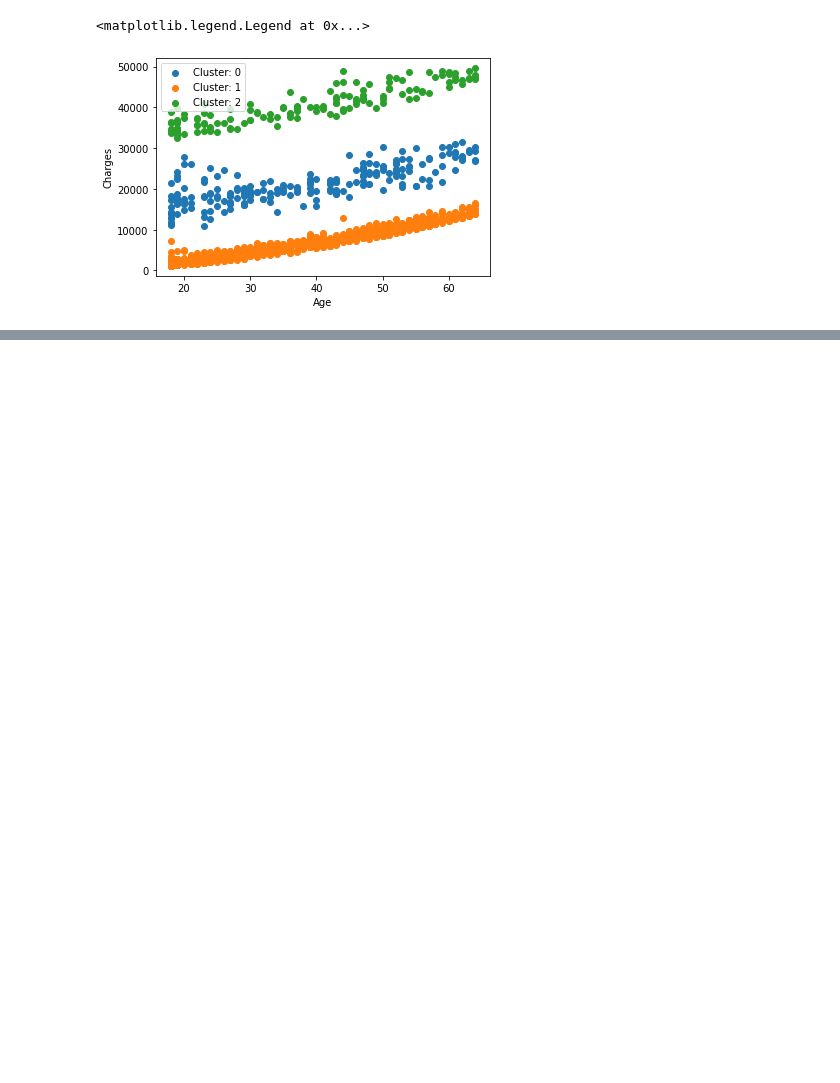
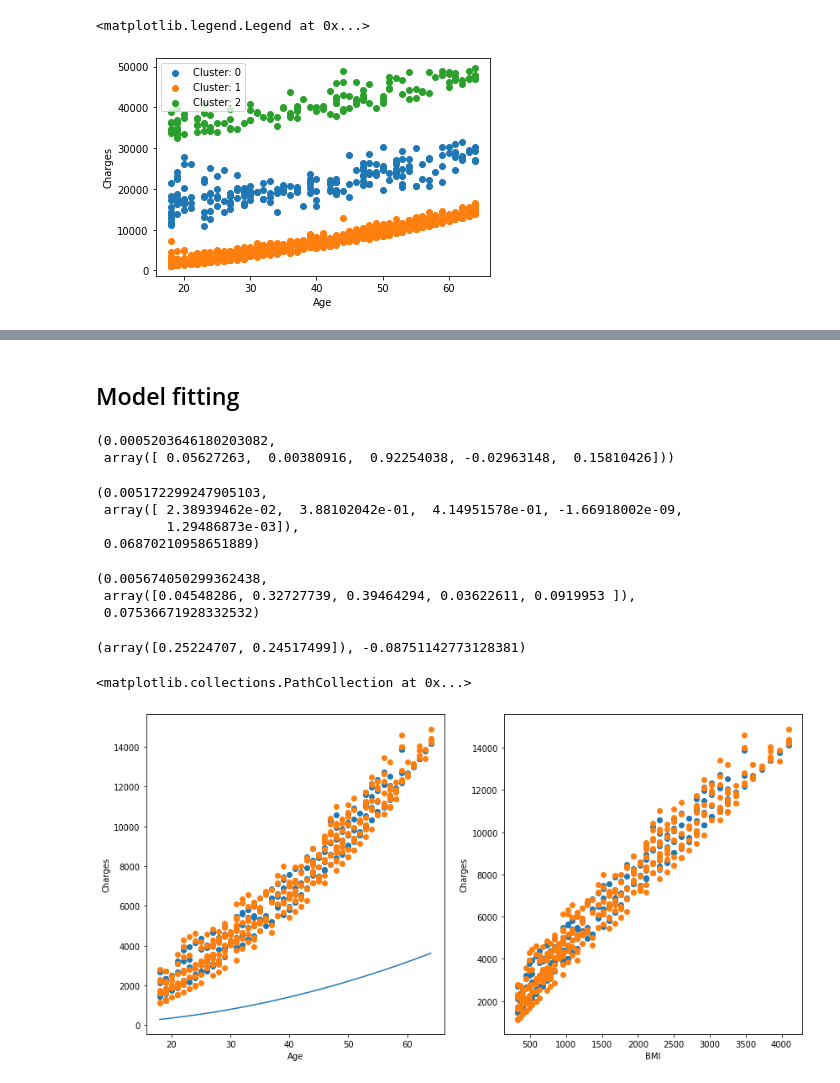
Before and after one commit to Pavel3P/Machine-Learning, a Jupyter notebook: 1/main.ipynb, the cells around one changed output, grey strips where cells are left out. Saved outputs shown, nothing was run; the diff lists cells and outputs as text; code cells hidden in the pictures; blank space fills up the shorter version.

```diff
--- a/1/main.ipynb
+++ b/1/main.ipynb
@@ -265,0 +116,79 @@ ridge_sk.score(X_test, Y_test), ridge_sk.coef_, ridge_sk.intercept_
+# %% [markdown]
+## Model fitting
+# %%
+idxs = np.arange(0, len(dataset))
+np.random.shuffle(idxs)
+
+X = dataset.iloc[:, :-1].to_numpy()
+X = np.concatenate([X[:, [0]], X[:, [0]] ** 2, X[:, 1:]], axis=1)
+max_x = np.max(X, axis=0)
+X = X / max_x
+
+Y = dataset.iloc[:, -1].to_numpy()
+max_y = np.max(Y)
+Y = Y / max_y
+
+n = int(0.5 * len(dataset))
+X_train = X[idxs[:n]]
+Y_train = Y[idxs[:n]]
+
+X_test = X[idxs[n:]]
+Y_test = Y[idxs[n:]]
+
+linregr = LinearRegression()
+linregr.train(X_train, Y_train)
+
+linregr.MSE(X_test, Y_test), linregr.w, linregr.MSE(X_test, Y_test) / min(Y)
+# %% [output]
+(0.0005203646180203082,
+ array([ 0.05627263,  0.00380916,  0.92254038, -0.02963148,  0.15810426]))
+# %%
+linregr_l1 = LinearRegression(l1=.05)
+linregr_l1.train(X_train, Y_train)
+
+linregr_l1.MSE(X_test, Y_test), linregr_l1.w, linregr_l1.MSE(X_test, Y_test) / min(Y)
+# %% [output]
+(0.005172299247905103,
+ array([ 2.38939462e-02,  3.88102042e-01,  4.14951578e-01, -1.66918002e-09,
+         1.29486873e-03]),
+ 0.06870210958651889)
+# %%
+linregr_l2 = LinearRegression(l2=.05)
+linregr_l2.train(X_train, Y_train)
+
+linregr_l2.MSE(X_test, Y_test), linregr_l2.w, linregr_l2.MSE(X_test, Y_test) / min(Y)
+# %% [output]
+(0.005674050299362438,
+ array([0.04548286, 0.32727739, 0.39464294, 0.03622611, 0.0919953 ]),
+ 0.07536671928332532)
+# %%
+from sklearn.linear_model import LinearRegression as skLR
+
+reg = skLR().fit(X_train, Y_train)
+reg.coef_, reg.intercept_
+# %% [output]
+(array([0.25224707, 0.24517499]), -0.08751142773128381)
+# %%
+prediction = linregr.predict(X_test) * max_y
+axes = X_test * max_x
+# %%
+fig = plt.figure(figsize=(14, 7))
+
+ax1 = fig.add_subplot(121)
+ax1.set_xlabel("Age")
+ax1.set_ylabel("Charges")
+ax1.scatter(axes[:, 0], prediction)
+ax1.scatter(axes[:, 0], Y_test * max_y)
+
+x = np.linspace(np.min(axes[:, 0]), np.max(axes[:, 0]), 100)
+y = linregr.w[0] + linregr.w[1] * x + linregr.w[2] * x ** 2
+ax1.plot(x, y)
+
+ax2 = fig.add_subplot(122)
+ax2.set_xlabel("BMI")
+ax2.set_ylabel("Charges")
+ax2.scatter(axes[:, 1], prediction)
+ax2.scatter(axes[:, 1], Y_test * max_y)
+# %% [output]
+<matplotlib.collections.PathCollection at 0x...>
+[figure, added]
```
Also changed, not shown: parts of 48 cells of this notebook.
